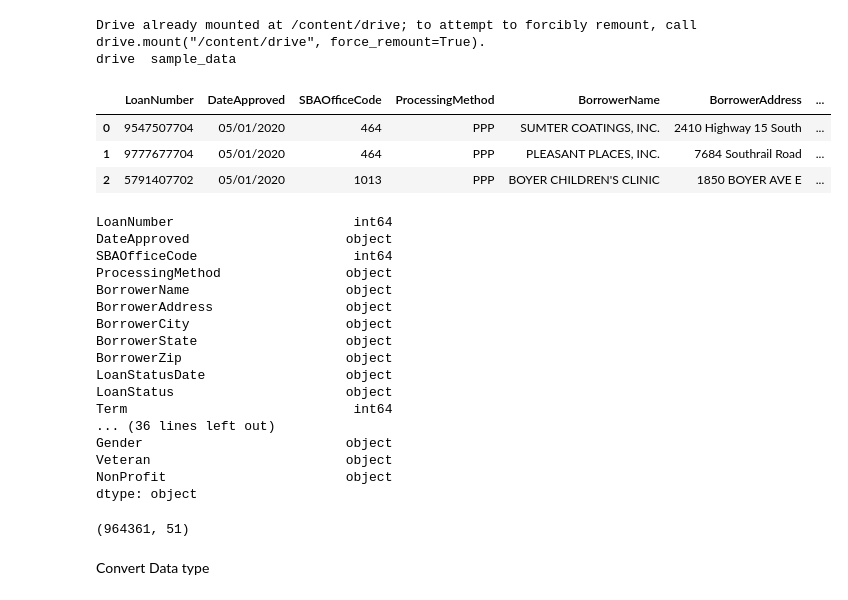
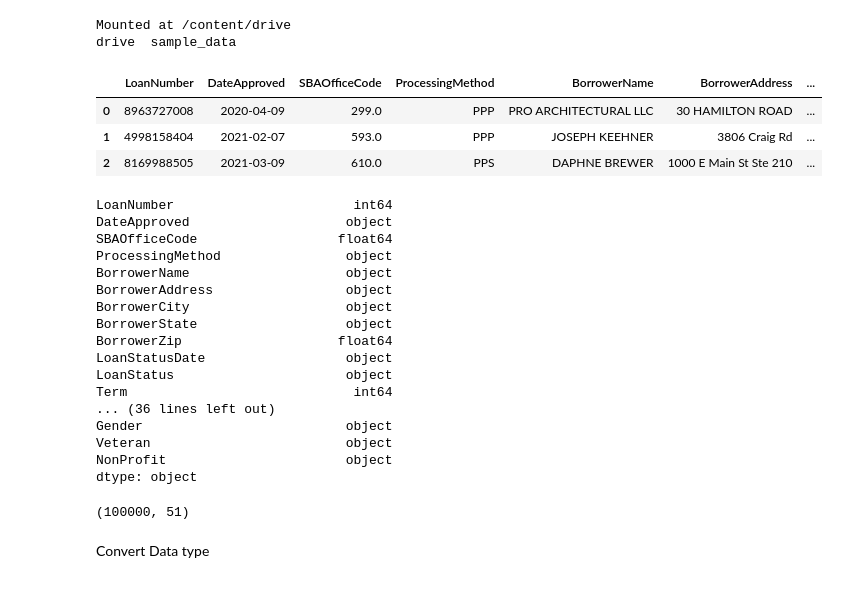
Before and after one commit to gebuh/team-74-capstone, a Jupyter notebook: notebooks/EDA_start.ipynb, the cells around one changed output. Saved outputs shown, nothing was run; the diff lists cells and outputs as text; code cells hidden in the pictures.

```diff
--- a/notebooks/EDA_start.ipynb
+++ b/notebooks/EDA_start.ipynb
@@ -6,17 +6,17 @@ import matplotlib.pyplot as plt
 # %%
 
 from google.colab import drive
 drive.mount('/content/drive')
 !ls
-df = pd.read_csv('/content/drive/Shared drives/DS4A_2021/Team74/data/raw/public_150k_plus.csv')
+df = pd.read_csv('/content/drive/Shared drives/DS4A_2021/Team74/data/Stage/sampled_data_stage.csv')
 df.head(3)
 # %% [output]
-Drive already mounted at /content/drive; to attempt to forcibly remount, call drive.mount("/content/drive", force_remount=True).
+Mounted at /content/drive
 drive  sample_data
 |  | LoanNumber | DateApproved | SBAOfficeCode | ProcessingMethod | BorrowerName | BorrowerAddress | ... |
-| 0 | 9547507704 | 05/01/2020 | 464 | PPP | SUMTER COATINGS, INC. | 2410 Highway 15 South | ... |
-| 1 | 9777677704 | 05/01/2020 | 464 | PPP | PLEASANT PLACES, INC. | 7684 Southrail Road | ... |
-| 2 | 5791407702 | 05/01/2020 | 1013 | PPP | BOYER CHILDREN'S CLINIC | 1850 BOYER AVE E | ... |
+| 0 | 8963727008 | 2020-04-09 | 299.0 | PPP | PRO ARCHITECTURAL LLC | 30 HAMILTON ROAD | ... |
+| 1 | 4998158404 | 2021-02-07 | 593.0 | PPP | JOSEPH KEEHNER | 3806 Craig Rd | ... |
+| 2 | 8169988505 | 2021-03-09 | 610.0 | PPS | DAPHNE BREWER | 1000 E Main St Ste 210 | ... |
 # %%
 pd.set_option('display.max_columns', None)
 # %%
@@ -24,13 +24,13 @@ df.dtypes
 # %% [output]
 LoanNumber                       int64
 DateApproved                    object
-SBAOfficeCode                    int64
+SBAOfficeCode                  float64
 ProcessingMethod                object
 BorrowerName                    object
 BorrowerAddress                 object
 BorrowerCity                    object
 BorrowerState                   object
-BorrowerZip                     object
+BorrowerZip                    float64
 LoanStatusDate                  object
 LoanStatus                      object
 Term                             int64
@@ -42,7 +42,7 @@ dtype: object
 # %%
 df.shape
 # %% [output]
-(964361, 51)
+(100000, 51)
 # %% [markdown]
 Convert Data type
 # %%
```
Also changed, not shown: parts of 12 cells of this notebook.
